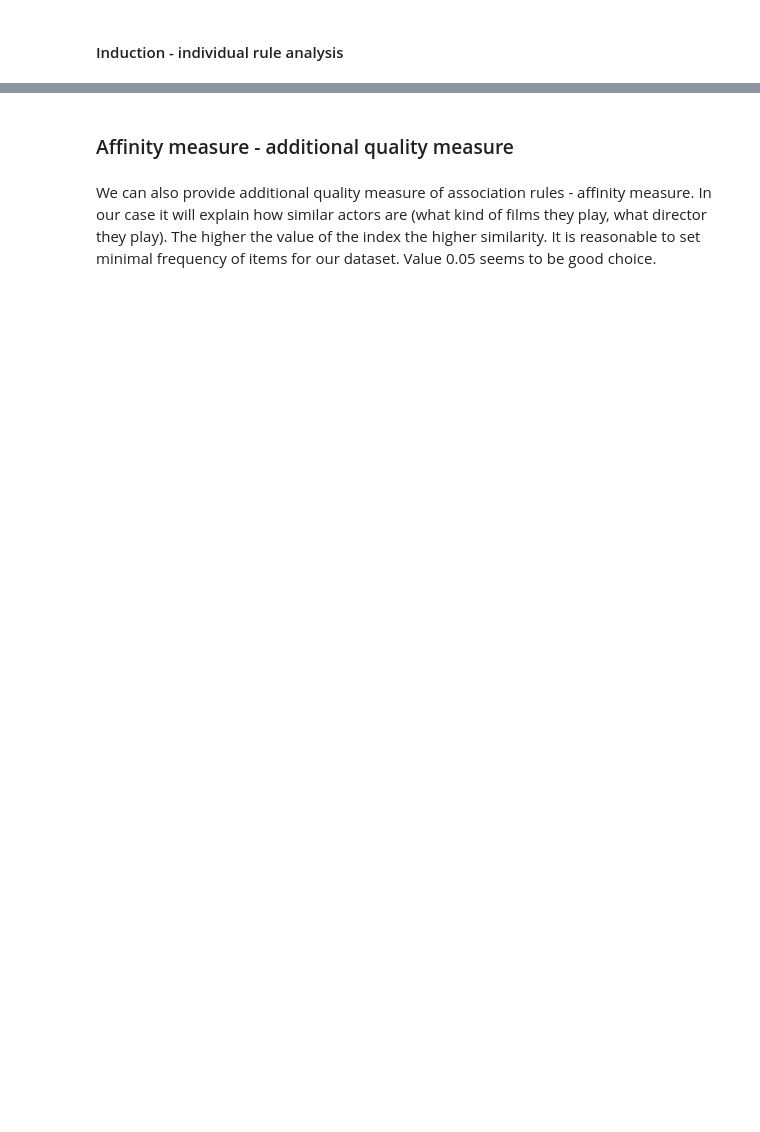
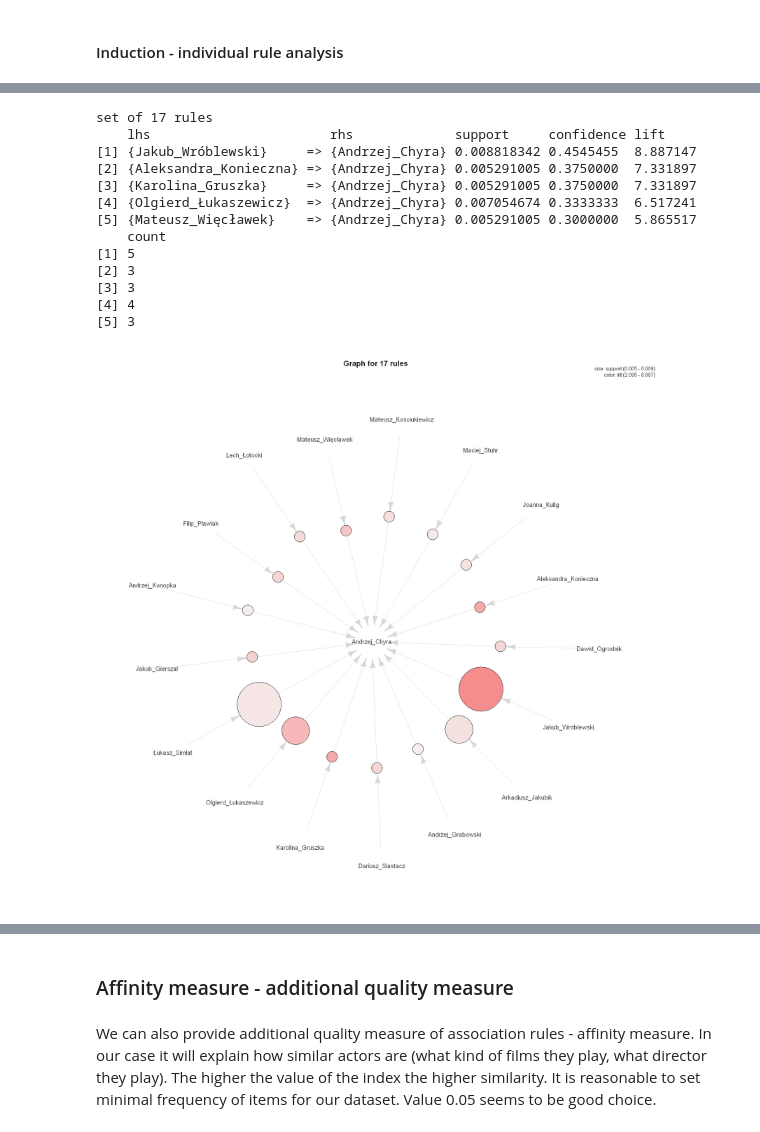
Before and after one commit to michaelwozniak/paper_ul3_wozniak_wrzesinski, a Jupyter notebook: paper_ul3_wozniak_wrzesinski.ipynb, the cells around one changed output, grey strips where cells are left out. Cells and saved outputs as stored; diff of their text form; code cells hidden in the pictures; blank space fills up the shorter version.

```diff
--- a/paper_ul3_wozniak_wrzesinski.ipynb
+++ b/paper_ul3_wozniak_wrzesinski.ipynb
@@ -614,0 +697,27 @@ inspect(rules.chabior.byconf)
+# %%
+rules.chyra <- apriori(data=df,
+                      parameter=list(supp=0.005, conf = 0.08, target="rules"),
+                      appearance = list(default="lhs", rhs="Andrzej_Chyra"),
+                      control=list(verbose=F))
+
+rules.chyra.byconf <- sort(rules.chyra, by="lift", decreasing=TRUE)
+print(rules.chyra.byconf)
+inspect(head(rules.chyra.byconf,5))
+
+options(repr.plot.width=15, repr.plot.height=15)
+plot(rules.chyra, method="graph")
+# %% [output]
+set of 17 rules
+    lhs                       rhs             support     confidence lift
+[1] {Jakub_Wróblewski}     => {Andrzej_Chyra} 0.008818342 0.4545455  8.887147
+[2] {Aleksandra_Konieczna} => {Andrzej_Chyra} 0.005291005 0.3750000  7.331897
+[3] {Karolina_Gruszka}     => {Andrzej_Chyra} 0.005291005 0.3750000  7.331897
+[4] {Olgierd_Łukaszewicz}  => {Andrzej_Chyra} 0.007054674 0.3333333  6.517241
+[5] {Mateusz_Więcławek}    => {Andrzej_Chyra} 0.005291005 0.3000000  5.865517
+    count
+[1] 5
+[2] 3
+[3] 3
+[4] 4
+[5] 3
+[figure, added]
```
Also changed, not shown: parts of 26 cells of this notebook.
